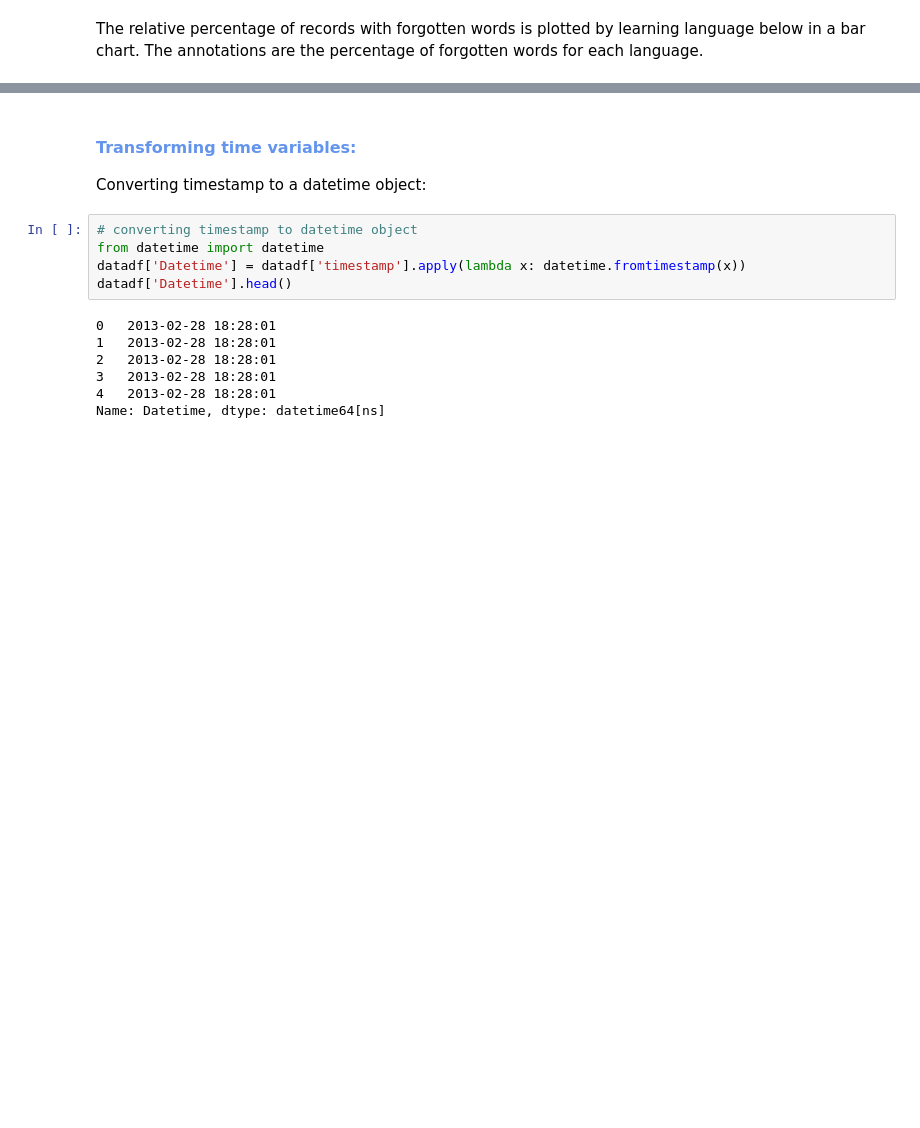
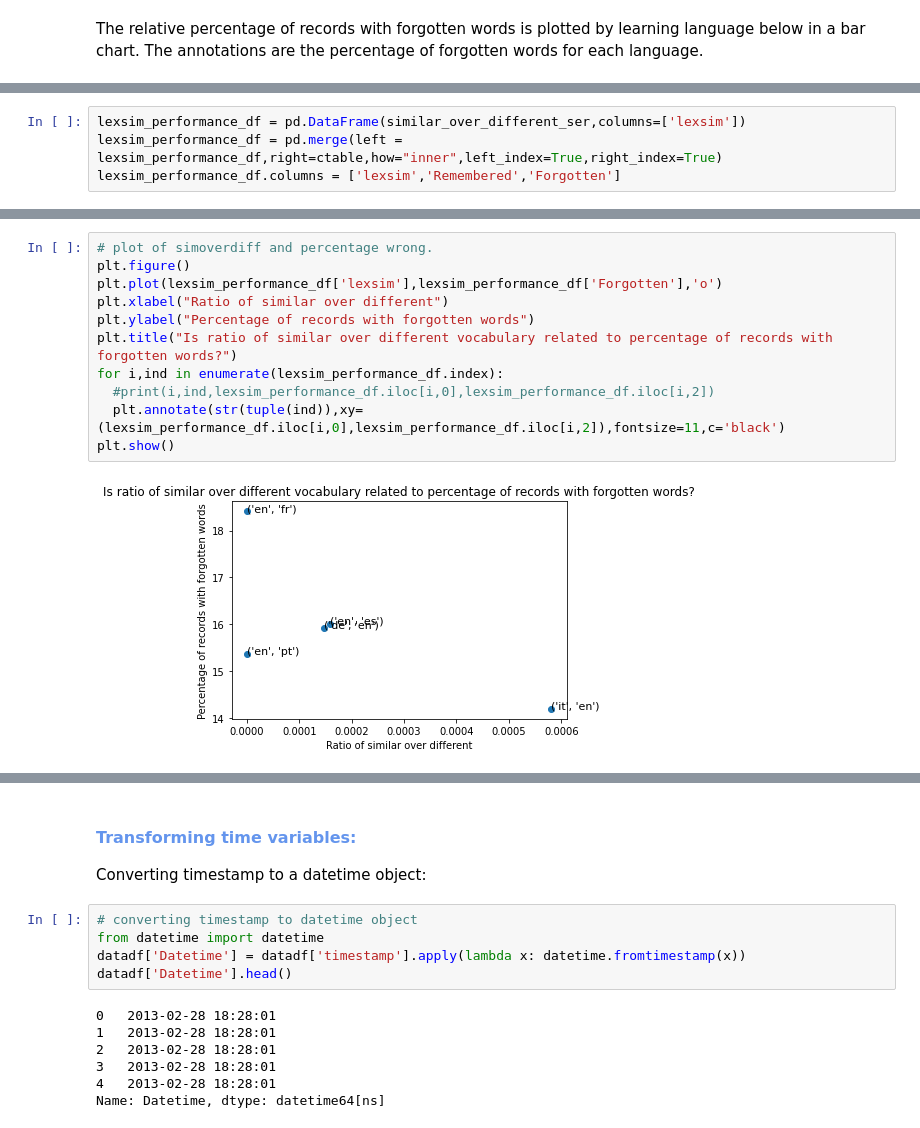
Before and after one commit to rts1988/Duolingo_spaced_repetition, a Jupyter notebook: 1_Introduction_basicEDA_Duolingo_spaced_repetition.ipynb, the cells around one changed output, grey strips where cells are left out. Drawn from its saved outputs; the diff is of its cells as text; blank space fills up the shorter version.

```diff
--- a/1_Introduction_basicEDA_Duolingo_spaced_repetition.ipynb
+++ b/1_Introduction_basicEDA_Duolingo_spaced_repetition.ipynb
@@ -579,0 +604,4 @@ For the **cold-start problem** with new languages, the above analysis might be u
+# %%
+lexsim_performance_df = pd.DataFrame(similar_over_different_ser,columns=['lexsim'])
+lexsim_performance_df = pd.merge(left = lexsim_performance_df,right=ctable,how="inner",left_index=True,right_index=True)
+lexsim_performance_df.columns = ['lexsim','Remembered','Forgotten']
@@ -579,0 +617,13 @@ For the **cold-start problem** with new languages, the above analysis might be u
+# %%
+# plot of simoverdiff and percentage wrong.
+plt.figure()
+plt.plot(lexsim_performance_df['lexsim'],lexsim_performance_df['Forgotten'],'o')
+plt.xlabel("Ratio of similar over different")
+plt.ylabel("Percentage of records with forgotten words")
+plt.title("Is ratio of similar over different vocabulary related to percentage of records with forgotten words?")
+for i,ind in enumerate(lexsim_performance_df.index):
+  #print(i,ind,lexsim_performance_df.iloc[i,0],lexsim_performance_df.iloc[i,2])
+  plt.annotate(str(tuple(ind)),xy=(lexsim_performance_df.iloc[i,0],lexsim_performance_df.iloc[i,2]),fontsize=11,c='black')
+plt.show()
+# %% [output]
+[figure, added]
```
Also changed, not shown: parts of 43 cells of this notebook.
